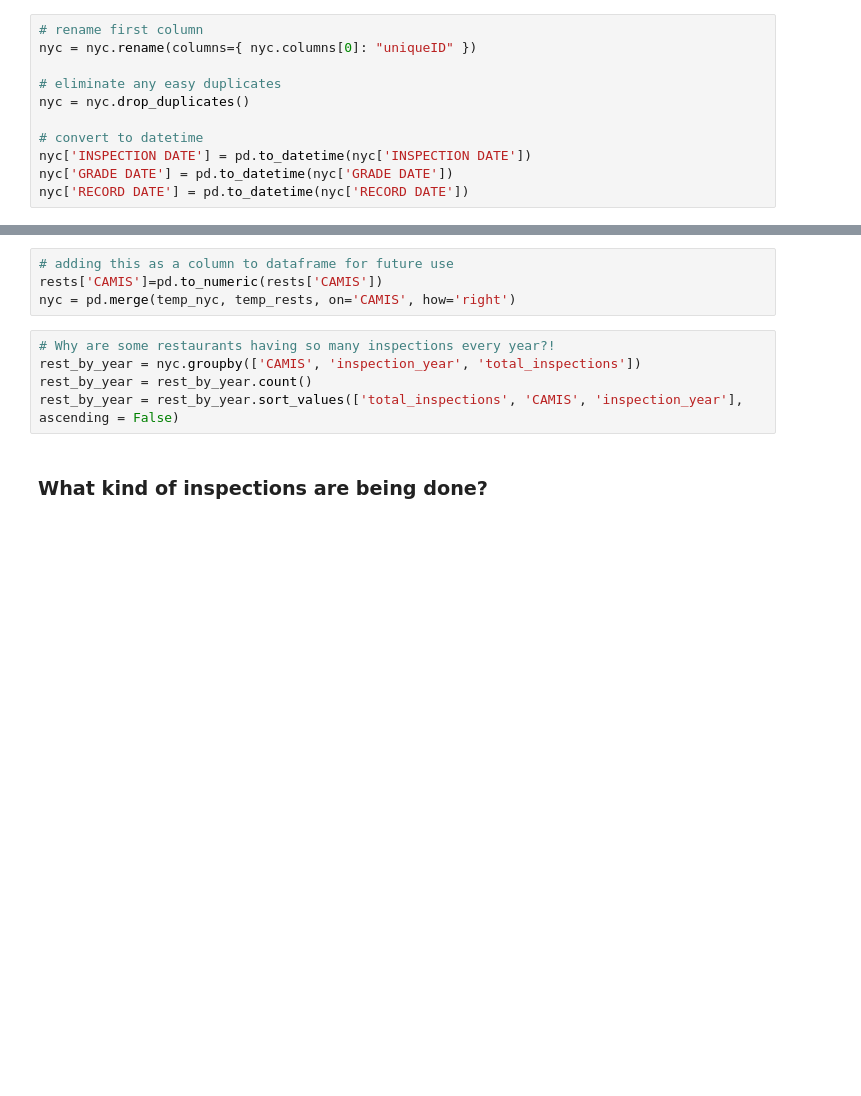
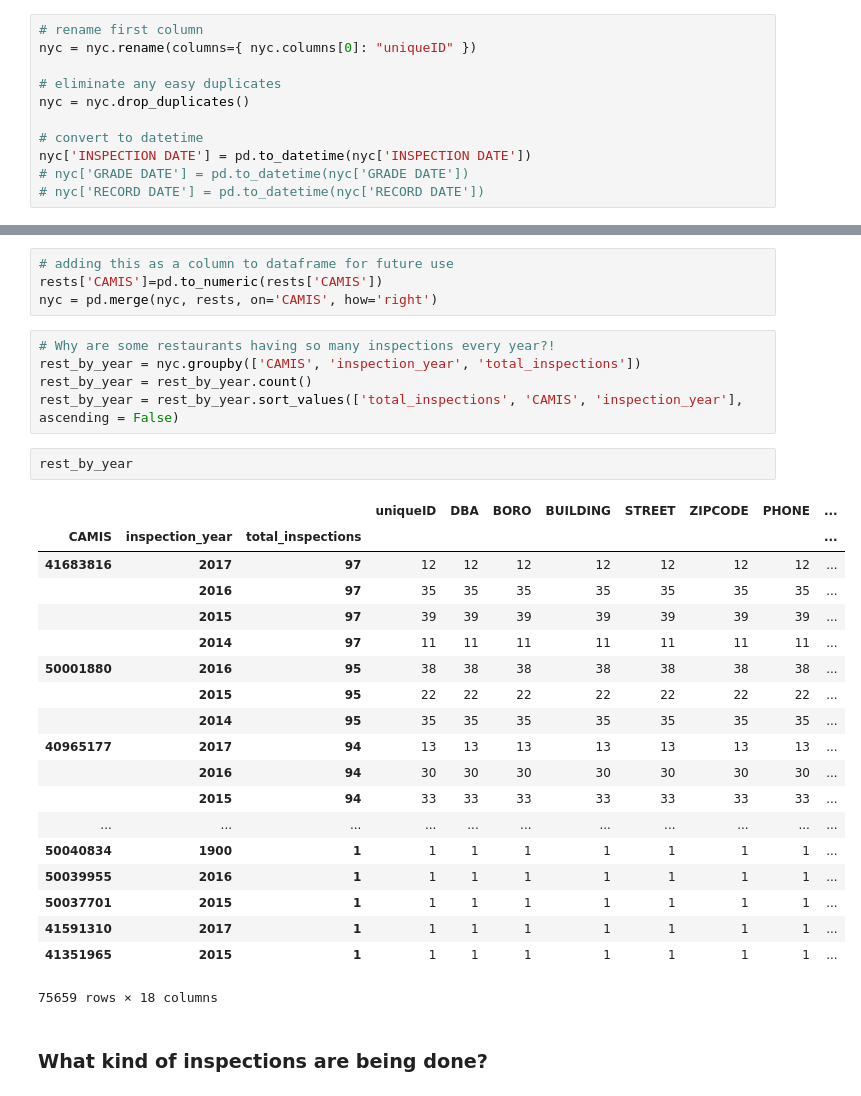
Before and after one commit to mishoptera/nyc_restaurants, a Jupyter notebook: eda_dataset.ipynb, the cells around one changed output, grey strips where cells are left out. Cells and saved outputs as stored; diff of their text form; blank space fills up the shorter version.

```diff
--- a/eda_dataset.ipynb
+++ b/eda_dataset.ipynb
@@ -64,8 +66,8 @@ nyc = nyc.drop_duplicates()
 
 # convert to datetime
 nyc['INSPECTION DATE'] = pd.to_datetime(nyc['INSPECTION DATE'])
-nyc['GRADE DATE'] = pd.to_datetime(nyc['GRADE DATE'])
-nyc['RECORD DATE'] = pd.to_datetime(nyc['RECORD DATE'])
+# nyc['GRADE DATE'] = pd.to_datetime(nyc['GRADE DATE'])
+# nyc['RECORD DATE'] = pd.to_datetime(nyc['RECORD DATE'])
 # %% [markdown]
 ## EDA
 # %% [markdown]
@@ -109,12 +109,34 @@ Inspection years labeled 1900 have not yet been inspected, so those should not b
 # %%
 # adding this as a column to dataframe for future use
 rests['CAMIS']=pd.to_numeric(rests['CAMIS'])
-nyc = pd.merge(temp_nyc, temp_rests, on='CAMIS', how='right')
+nyc = pd.merge(nyc, rests, on='CAMIS', how='right')
 # %%
 # Why are some restaurants having so many inspections every year?!
 rest_by_year = nyc.groupby(['CAMIS', 'inspection_year', 'total_inspections'])
 rest_by_year = rest_by_year.count()
 rest_by_year = rest_by_year.sort_values(['total_inspections', 'CAMIS', 'inspection_year'], ascending = False)
+# %%
+rest_by_year
+# %% [output]
+|  |  |  | uniqueID | DBA | BORO | BUILDING | STREET | ZIPCODE | PHONE | ... |
+| CAMIS | inspection_year | total_inspections |  |  |  |  |  |  |  | ... |
+| 41683816 | 2017 | 97 | 12 | 12 | 12 | 12 | 12 | 12 | 12 | ... |
+|  | 2016 | 97 | 35 | 35 | 35 | 35 | 35 | 35 | 35 | ... |
+|  | 2015 | 97 | 39 | 39 | 39 | 39 | 39 | 39 | 39 | ... |
+|  | 2014 | 97 | 11 | 11 | 11 | 11 | 11 | 11 | 11 | ... |
+| 50001880 | 2016 | 95 | 38 | 38 | 38 | 38 | 38 | 38 | 38 | ... |
+|  | 2015 | 95 | 22 | 22 | 22 | 22 | 22 | 22 | 22 | ... |
+|  | 2014 | 95 | 35 | 35 | 35 | 35 | 35 | 35 | 35 | ... |
+| 40965177 | 2017 | 94 | 13 | 13 | 13 | 13 | 13 | 13 | 13 | ... |
+|  | 2016 | 94 | 30 | 30 | 30 | 30 | 30 | 30 | 30 | ... |
+|  | 2015 | 94 | 33 | 33 | 33 | 33 | 33 | 33 | 33 | ... |
+| ... | ... | ... | ... | ... | ... | ... | ... | ... | ... | ... |
+| 50040834 | 1900 | 1 | 1 | 1 | 1 | 1 | 1 | 1 | 1 | ... |
+| 50039955 | 2016 | 1 | 1 | 1 | 1 | 1 | 1 | 1 | 1 | ... |
+| 50037701 | 2015 | 1 | 1 | 1 | 1 | 1 | 1 | 1 | 1 | ... |
+| 41591310 | 2017 | 1 | 1 | 1 | 1 | 1 | 1 | 1 | 1 | ... |
+| 41351965 | 2015 | 1 | 1 | 1 | 1 | 1 | 1 | 1 | 1 | ... |
+75659 rows × 18 columns
 # %% [markdown]
 ### What kind of inspections are being done?
 # %%
```
Also changed, not shown: parts of 13 cells of this notebook.
